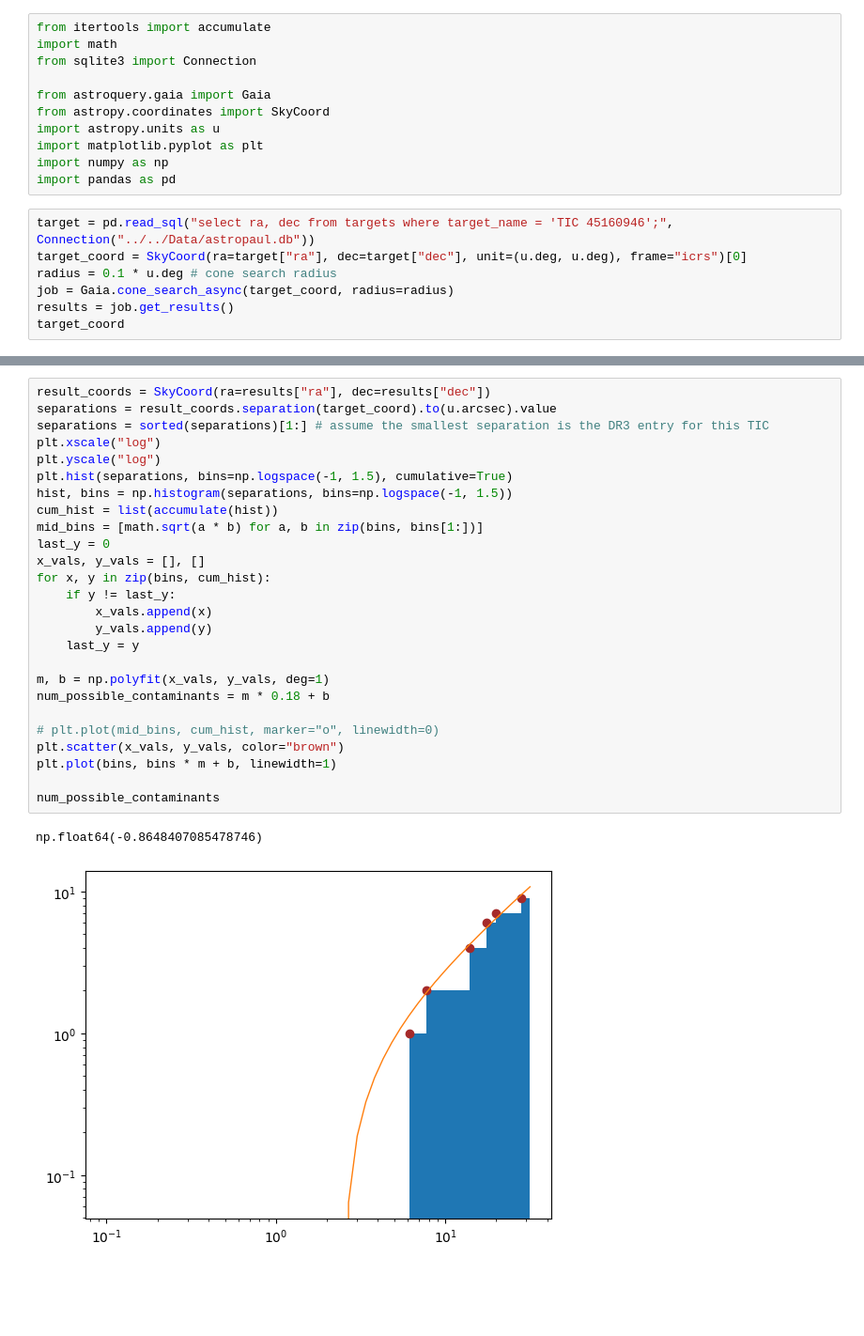
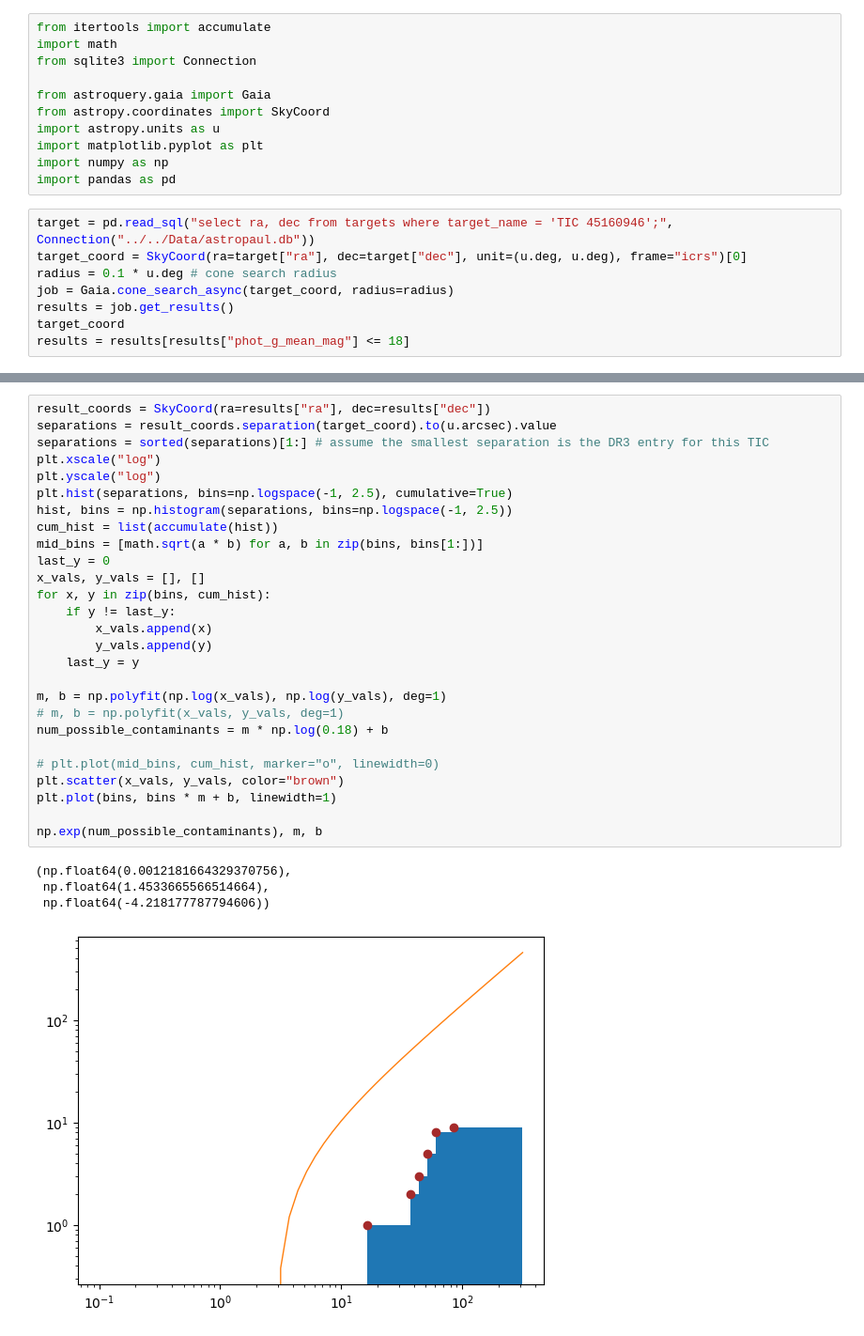
Before and after one commit to CvillePaul/Work, a Jupyter notebook: 2025-05-19 Star density study for paper/Star density study for paper.ipynb, the cells around one changed output, grey strips where cells are left out. Shown at 94% size. Drawn from its saved outputs; the diff is of its cells as text; blank space fills up the shorter version.

```diff
--- a/2025-05-19 Star density study for paper/Star density study for paper.ipynb
+++ b/2025-05-19 Star density study for paper/Star density study for paper.ipynb
@@ -16,5 +16,6 @@ radius = 0.1 * u.deg # cone search radius
 job = Gaia.cone_search_async(target_coord, radius=radius)
 results = job.get_results()
 target_coord
+results = results[results["phot_g_mean_mag"] <= 18]
 # %% [output]
 INFO: Query finished. [astroquery.utils.tap.core]
@@ -23,29 +39,32 @@ INFO: Query finished. [astroquery.utils.tap.core]
 # %%
 result_coords = SkyCoord(ra=results["ra"], dec=results["dec"])
 separations = result_coords.separation(target_coord).to(u.arcsec).value
 separations = sorted(separations)[1:] # assume the smallest separation is the DR3 entry for this TIC
 plt.xscale("log")
 plt.yscale("log")
-plt.hist(separations, bins=np.logspace(-1, 1.5), cumulative=True)
-hist, bins = np.histogram(separations, bins=np.logspace(-1, 1.5))
+plt.hist(separations, bins=np.logspace(-1, 2.5), cumulative=True)
+hist, bins = np.histogram(separations, bins=np.logspace(-1, 2.5))
 cum_hist = list(accumulate(hist))
 mid_bins = [math.sqrt(a * b) for a, b in zip(bins, bins[1:])]
 last_y = 0
 x_vals, y_vals = [], []
 for x, y in zip(bins, cum_hist):
     if y != last_y:
         x_vals.append(x)
         y_vals.append(y)
     last_y = y
 
-m, b = np.polyfit(x_vals, y_vals, deg=1)
-num_possible_contaminants = m * 0.18 + b
+m, b = np.polyfit(np.log(x_vals), np.log(y_vals), deg=1)
+# m, b = np.polyfit(x_vals, y_vals, deg=1)
+num_possible_contaminants = m * np.log(0.18) + b
 
 # plt.plot(mid_bins, cum_hist, marker="o", linewidth=0)
 plt.scatter(x_vals, y_vals, color="brown")
 plt.plot(bins, bins * m + b, linewidth=1)
 
-num_possible_contaminants
+np.exp(num_possible_contaminants), m, b
 # %% [output]
-np.float64(-0.8648407085478746)
+(np.float64(0.0012181664329370756),
+ np.float64(1.4533665566514664),
+ np.float64(-4.218177787794606))
-[figure, old version]
+[figure, new version]
```
Also changed, not shown: parts of 2 cells of this notebook.
